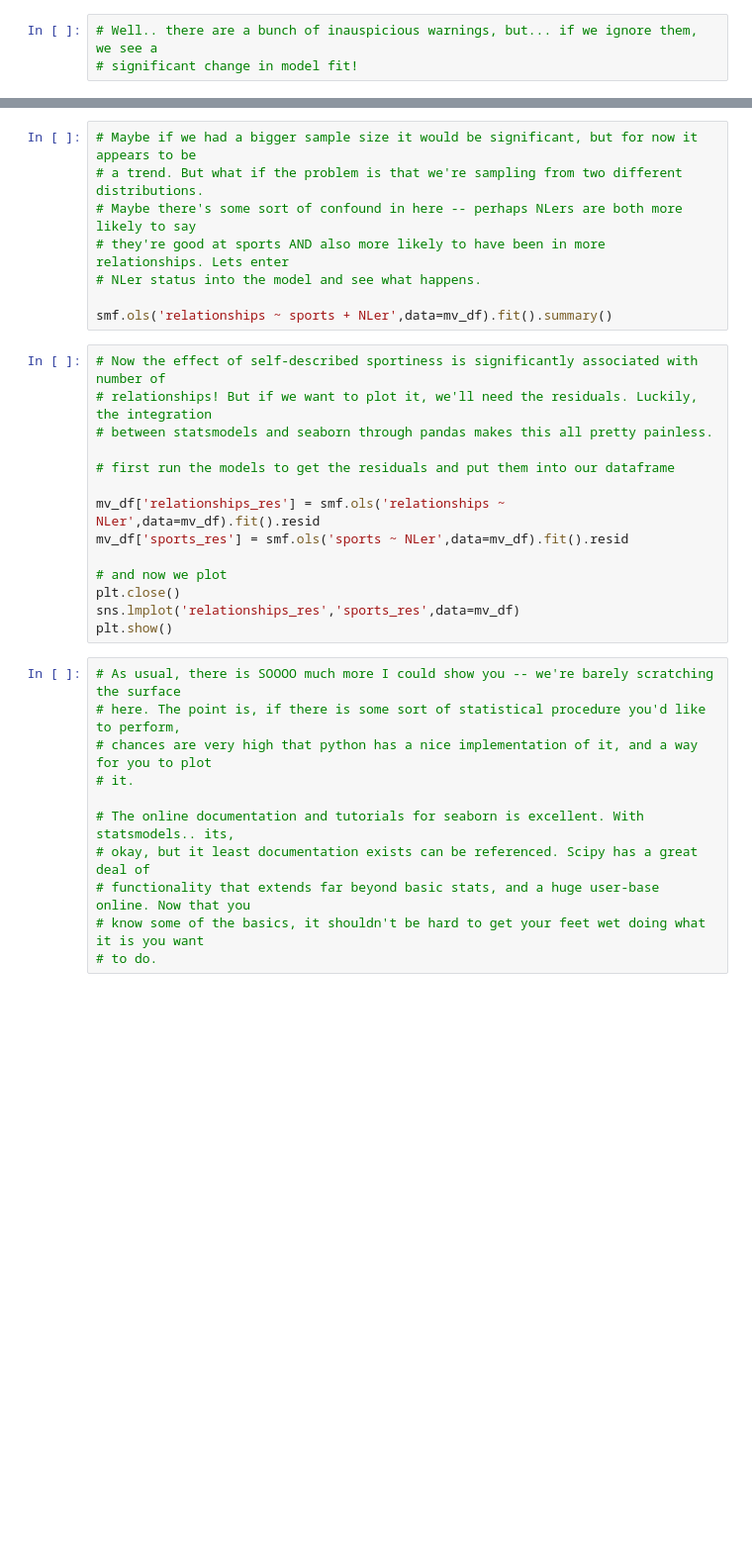
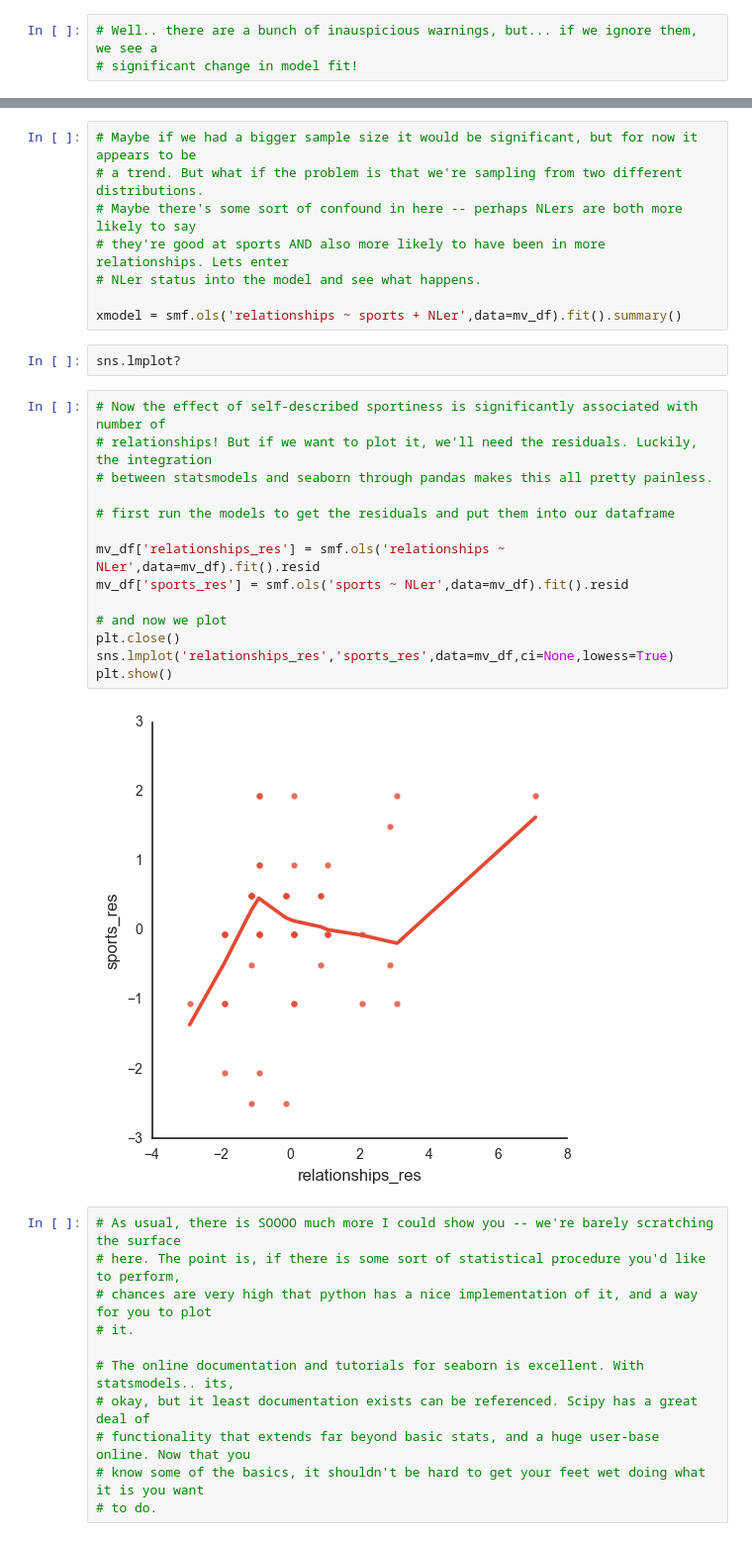
Before and after one commit to angela-tam/pycourse, a Jupyter notebook: Lesson 4.ipynb, the cells around one changed output, grey strips where cells are left out. Shown at 99% size. Drawn from its saved outputs; the diff is of its cells as text; blank space fills up the shorter version.

```diff
--- a/Lesson 4.ipynb
+++ b/Lesson 4.ipynb
@@ -1488,21 +1993,25 @@ smf.ols('relationships ~ sports',data=mv_df).fit().summary()
 # they're good at sports AND also more likely to have been in more relationships. Lets enter
 # NLer status into the model and see what happens.
 
-smf.ols('relationships ~ sports + NLer',data=mv_df).fit().summary()
+xmodel = smf.ols('relationships ~ sports + NLer',data=mv_df).fit().summary()
+# %%
+sns.lmplot?
 # %%
 # Now the effect of self-described sportiness is significantly associated with number of
 # relationships! But if we want to plot it, we'll need the residuals. Luckily, the integration
 # between statsmodels and seaborn through pandas makes this all pretty painless.
 
 # first run the models to get the residuals and put them into our dataframe
 
 mv_df['relationships_res'] = smf.ols('relationships ~ NLer',data=mv_df).fit().resid
 mv_df['sports_res'] = smf.ols('sports ~ NLer',data=mv_df).fit().resid
 
 # and now we plot
 plt.close()
-sns.lmplot('relationships_res','sports_res',data=mv_df)
+sns.lmplot('relationships_res','sports_res',data=mv_df,ci=None,lowess=True)
 plt.show()
+# %% [output]
+[figure, added]
 # %%
 # As usual, there is SOOOO much more I could show you -- we're barely scratching the surface
 # here. The point is, if there is some sort of statistical procedure you'd like to perform,
```
Also changed, not shown: parts of 80 cells of this notebook, 9 other files.
